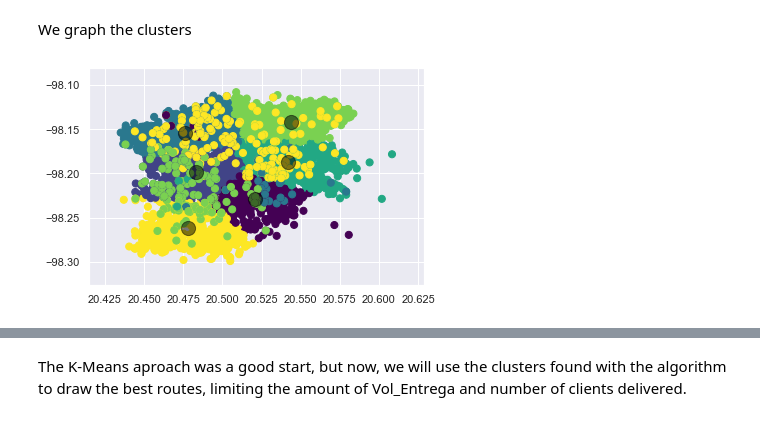
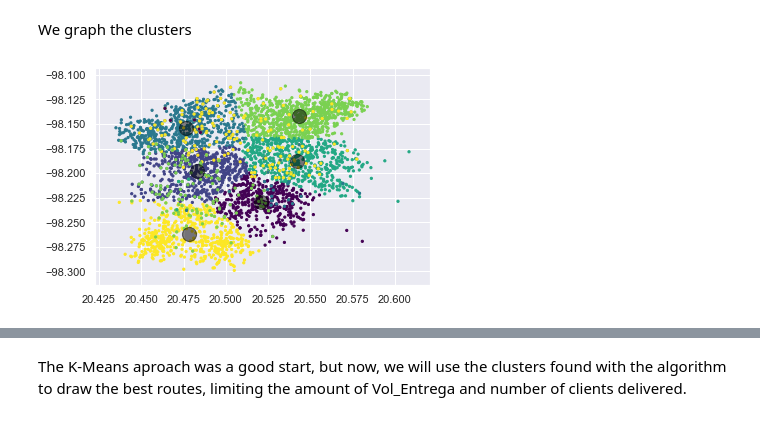
Before and after one commit to AlbertoMandujanoMontes/reto-mexico-2020, a Jupyter notebook: Codigos/AnalisisPython.ipynb, the cells around one changed output, grey strips where cells are left out. Drawn from its saved outputs; the diff is of its cells as text; code cells hidden in the pictures.

```diff
--- a/Codigos/AnalisisPython.ipynb
+++ b/Codigos/AnalisisPython.ipynb
@@ -243,7 +250,8 @@ import numpy as np
 # %%
-plt.scatter(final_df_points_clasified_kmeans['lat'], final_df_points_clasified_kmeans['lon'], c=final_df_points_clasified_kmeans['Cluster'], s=50, cmap='viridis')
+plt.scatter(final_df_points_clasified_kmeans['lat'], final_df_points_clasified_kmeans['lon'], c=final_df_points_clasified_kmeans['Cluster'], s=5, cmap='viridis')
 
 centers = Kmeans_cluster.cluster_centers_
-plt.scatter(centers[:, 0], centers[:, 1], c='black', s=200, alpha=0.5);
+K_means_plot = plt.scatter(centers[:, 0], centers[:, 1], c='black', s=200, alpha=0.5);
+K_means_plot.get_figure().savefig('../Resultados/img/k_means_graph.pdf')
 # %% [output]
-[figure, old version]
+[figure, new version]
```
Also changed, not shown: parts of 25 cells of this notebook, 5 other files.
